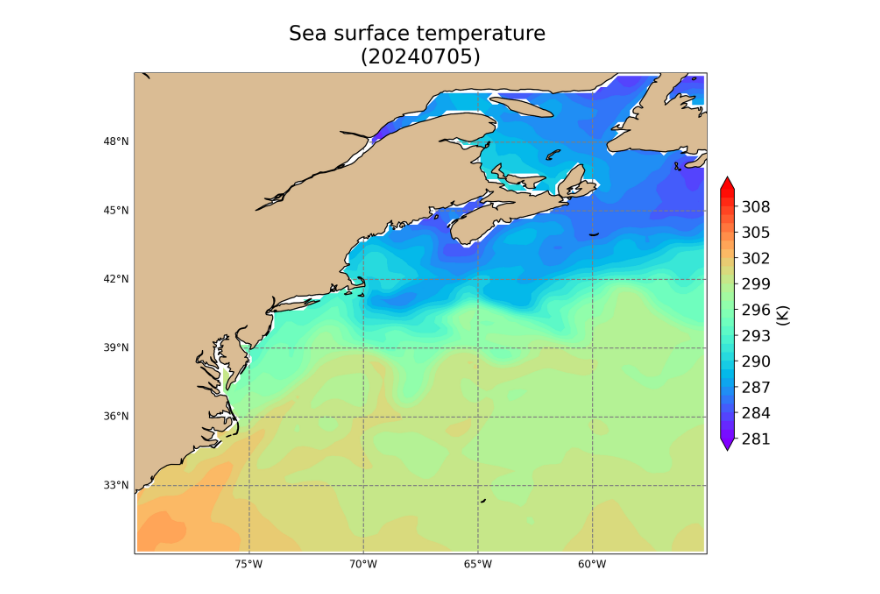
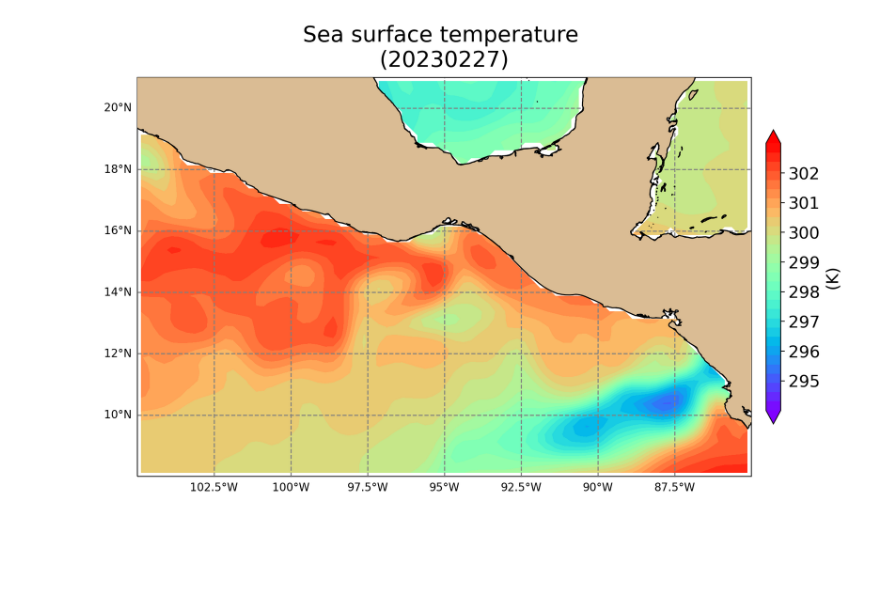
Before and after one commit to jesseturner/FLC_Workspace_3, a Jupyter notebook: SST.ipynb, the cells around one changed output. Saved outputs shown, nothing was run; the diff lists cells and outputs as text; code cells hidden in the pictures; blank space fills up the shorter version.

Commit message:
Running SST imagery

```diff
--- a/SST.ipynb
+++ b/SST.ipynb
@@ -5,7 +5,7 @@ import cartopy.crs as ccrs
 import numpy as np
 import cartopy.feature as feature
 # %%
-date_str = "20240705"
+date_str = "20230227"
 
 sst_file = "sst_data/sst_"+date_str
 
@@ -20,45 +20,53 @@ sst_ds.sst.values = sst_ds.sst.values+273.15
 # %%
 
 #--- Gulf Stream
-latitude_north = 51
-latitude_south = 30
-longitude_west = -80
-longitude_east = -55
+# latitude_north = 51
+# latitude_south = 30
+# longitude_west = -80
+# longitude_east = -55
 
-region_name = "gulf_stream"
+#--- Oaxaca (zoomed in)
+latitude_north = 21
+latitude_south = 8
+longitude_west = -105
+longitude_east = -85
+
 
 sst_ds = sst_ds.sel(lat=slice(latitude_north,latitude_south,-1), lon=slice(longitude_west+360,longitude_east+360))
 # %%
 projection=ccrs.PlateCarree(central_longitude=0)
 fig,ax=plt.subplots(1, figsize=(12,12),subplot_kw={'projection': projection})
 
-levels = np.linspace(281, 310, 30)
+#levels = np.linspace(281, 310, 30)
+levels = np.linspace(294, 303, 30)
 cmap = plt.get_cmap('rainbow')
 
 c=ax.contourf(sst_ds.lon, sst_ds.lat, sst_ds['sst'].values, cmap=cmap, extend='both', levels=levels)
 
 clb = plt.colorbar(c, shrink=0.4, pad=0.02, ax=ax, extend='both')
 clb.ax.tick_params(labelsize=15)
 clb.set_label('(K)', fontsize=15)
+custom_ticks = [295, 296, 297, 298, 299, 300, 301, 302]
+clb.set_ticks(custom_ticks)
 
 ax.set_extent([longitude_west, longitude_east, latitude_south, latitude_north], crs=ccrs.PlateCarree())
 
 ax.set_title("Sea surface temperature \n("+date_str[:10]+")", fontsize=20, pad=10)
 ax.coastlines(resolution='50m', color='black', linewidth=1)
 
 #--- Land in tan
 ax.add_feature(feature.LAND, zorder=100, edgecolor='#000', facecolor='#DABC94')
 
 #--- Lat and Lon lines
 gl = ax.gridlines(draw_labels=True, linewidth=1, color='gray', linestyle='--', zorder=5)
 gl.top_labels = False
 gl.right_labels = False
 
 ax.xaxis.set_major_formatter(plt.FuncFormatter(lambda x, pos: f'{x:.1f}°E' if x >= 0 else f'{-x:.1f}°W'))
 ax.yaxis.set_major_formatter(plt.FuncFormatter(lambda y, pos: f'{y:.1f}°N' if y >= 0 else f'{-y:.1f}°S'))
 
 
 fig.set_dpi(200)
 fig.show()
 # %% [output]
-[figure, old version]
+[figure, new version]
```
Also changed, not shown: 2 other files.
